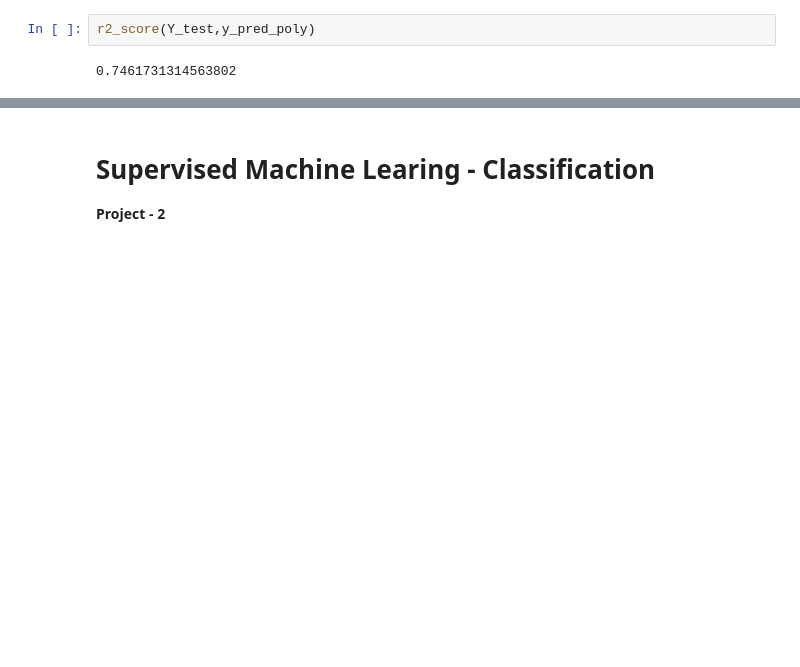
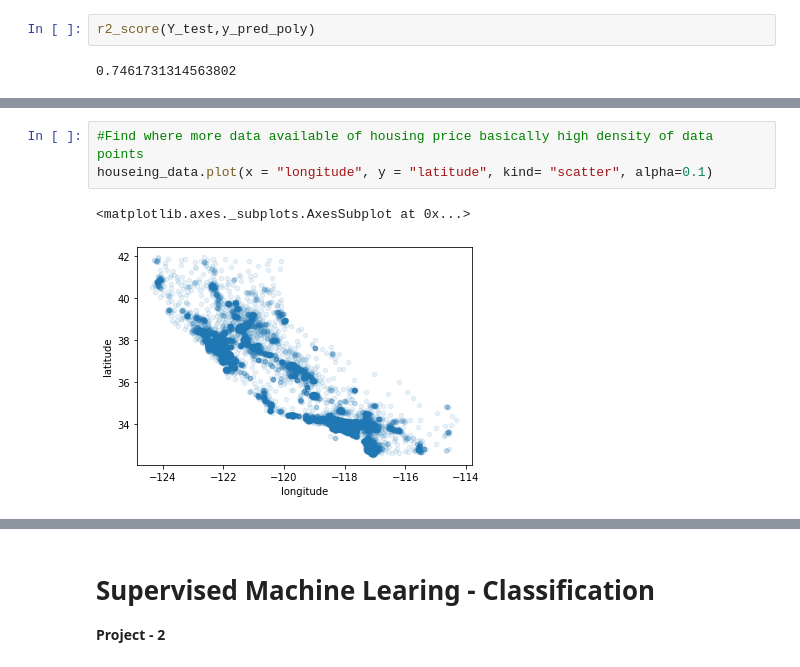
Before and after one commit to Amitesh-191885/Analysis, a Jupyter notebook: ProjectsY.ipynb, the cells around one changed output, grey strips where cells are left out. Drawn from its saved outputs; the diff is of its cells as text; blank space fills up the shorter version.

```diff
--- a/ProjectsY.ipynb
+++ b/ProjectsY.ipynb
@@ -397,0 +542,6 @@ r2_score(Y_test,y_pred_poly)
+# %%
+#Find where more data available of housing price basically high density of data points
+houseing_data.plot(x = "longitude", y = "latitude", kind= "scatter", alpha=0.1)
+# %% [output]
+<matplotlib.axes._subplots.AxesSubplot at 0x...>
+[figure, added]
```
Also changed, not shown: parts of 164 cells of this notebook.
